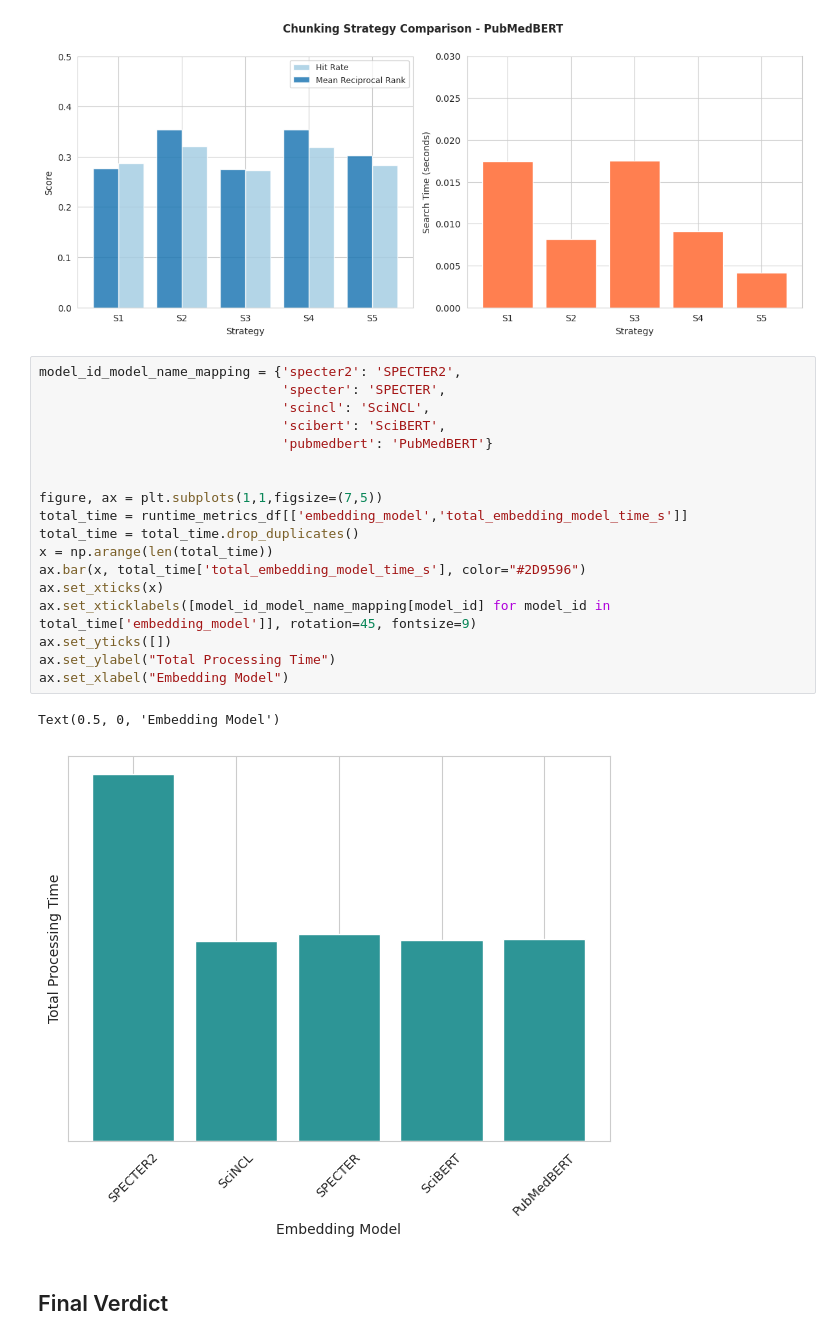
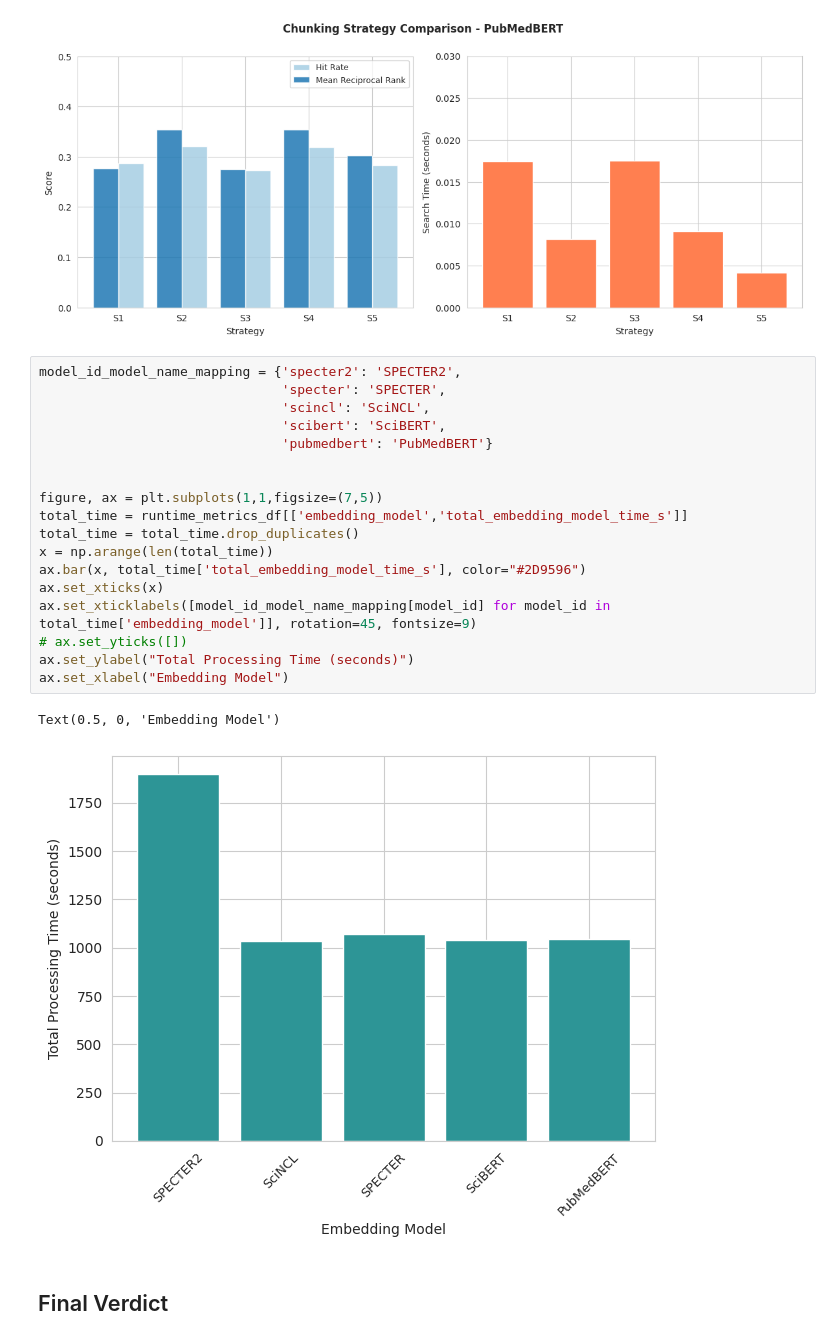
Before and after one commit to hakeematyab/Queryable-Shared-Reference-Repository, a Jupyter notebook: notebooks/Embedding_Chunking_Visualizations.ipynb, the cells around one changed output. Saved outputs shown, nothing was run; the diff lists cells and outputs as text.

Commit message:
Added y axis to the time plot

```diff
--- a/notebooks/Embedding_Chunking_Visualizations.ipynb
+++ b/notebooks/Embedding_Chunking_Visualizations.ipynb
@@ -124,24 +124,24 @@ for model_key, model_df, model_name in models:
 # %%
 model_id_model_name_mapping = {'specter2': 'SPECTER2',
                                'specter': 'SPECTER',
                                'scincl': 'SciNCL',
                                'scibert': 'SciBERT',
                                'pubmedbert': 'PubMedBERT'}
 
 
 figure, ax = plt.subplots(1,1,figsize=(7,5))
 total_time = runtime_metrics_df[['embedding_model','total_embedding_model_time_s']]
 total_time = total_time.drop_duplicates()
 x = np.arange(len(total_time))
 ax.bar(x, total_time['total_embedding_model_time_s'], color="#2D9596")
 ax.set_xticks(x)
 ax.set_xticklabels([model_id_model_name_mapping[model_id] for model_id in total_time['embedding_model']], rotation=45, fontsize=9)
-ax.set_yticks([])
-ax.set_ylabel("Total Processing Time")
+# ax.set_yticks([])
+ax.set_ylabel("Total Processing Time (seconds)")
 ax.set_xlabel("Embedding Model")
 # %% [output]
 Text(0.5, 0, 'Embedding Model')
-[figure, old version]
+[figure, new version]
 # %% [markdown]
 ## Final Verdict
 # %% [markdown]
```
